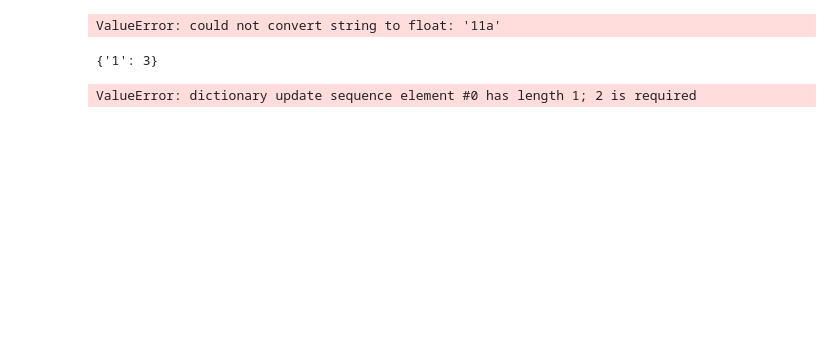
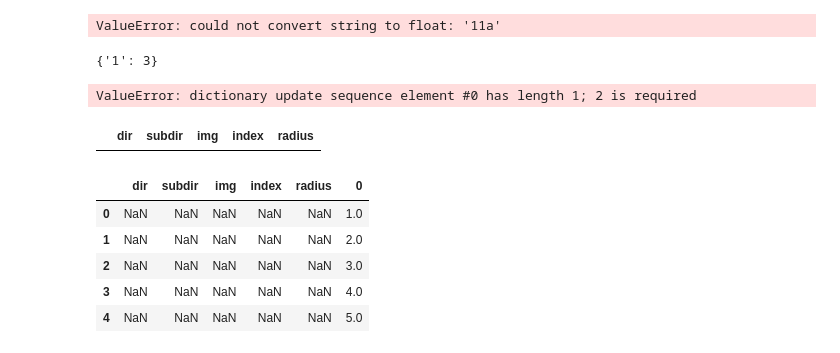
Before and after one commit to yangjjie94/labelSeries, a Jupyter notebook: pascalvoc.ipynb, the cells around one changed output. Drawn from its saved outputs; the diff is of its cells as text; code cells hidden in the pictures; blank space fills up the shorter version.

```diff
--- a/pascalvoc.ipynb
+++ b/pascalvoc.ipynb
@@ -1503,0 +838,16 @@ ValueError: dictionary update sequence element #0 has length 1; 2 is required
+# %%
+df = pd.DataFrame(columns=['dir','subdir', 'img', 'index', 'radius'])
+# %%
+df.update([1,2,3,4,5])
+df
+# %% [output]
+|  | dir | subdir | img | index | radius |
+# %%
+df.append([1,2,3,4,5])
+# %% [output]
+|  | dir | subdir | img | index | radius | 0 |
+| 0 | NaN | NaN | NaN | NaN | NaN | 1.0 |
+| 1 | NaN | NaN | NaN | NaN | NaN | 2.0 |
+| 2 | NaN | NaN | NaN | NaN | NaN | 3.0 |
+| 3 | NaN | NaN | NaN | NaN | NaN | 4.0 |
+| 4 | NaN | NaN | NaN | NaN | NaN | 5.0 |
```
Also changed, not shown: parts of 69 cells of this notebook, 13 other files.
